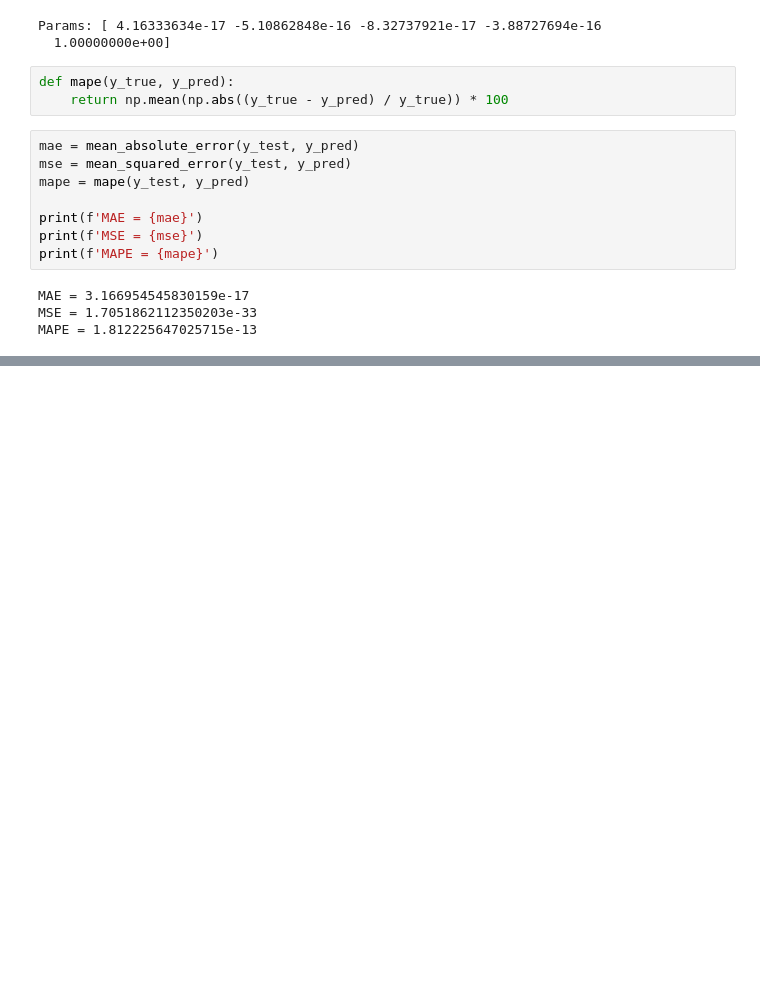
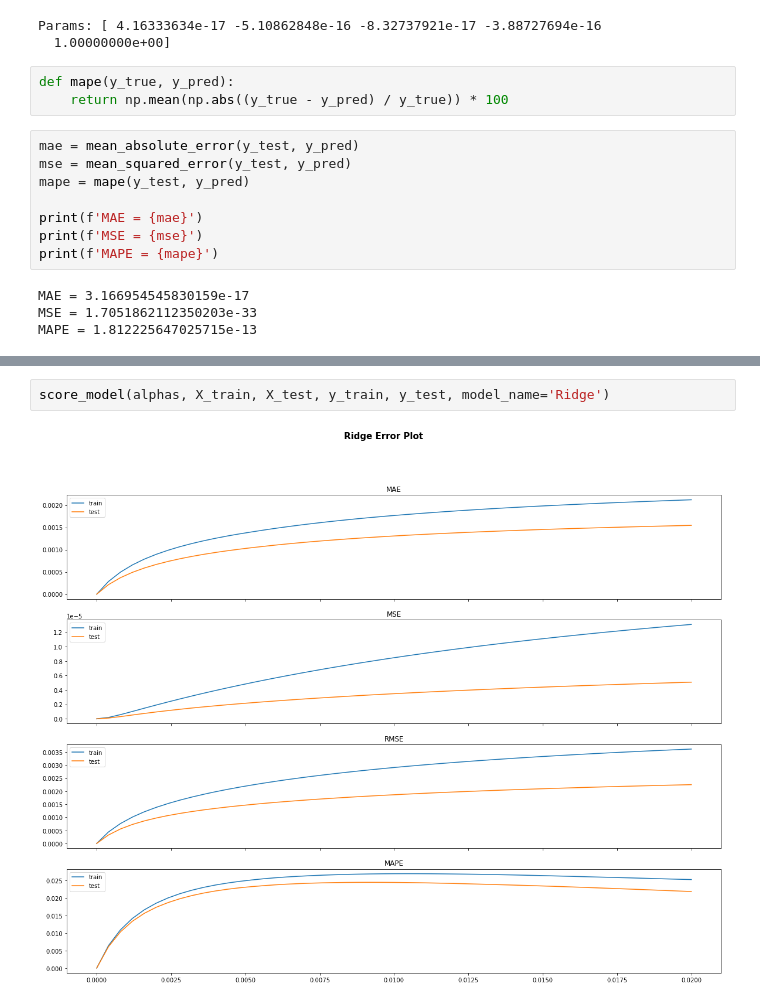
Before and after one commit to affand20/m2m-labs, a Jupyter notebook: lab2.ipynb, the cells around one changed output, grey strips where cells are left out. Drawn from its saved outputs; the diff is of its cells as text; blank space fills up the shorter version.

```diff
--- a/lab2.ipynb
+++ b/lab2.ipynb
@@ -396,0 +364,4 @@ MAPE = 0.0884012314913801
+# %%
+score_model(alphas, X_train, X_test, y_train, y_test, model_name='Ridge')
+# %% [output]
+[figure, added]
```
Also changed, not shown: parts of 12 cells of this notebook.
